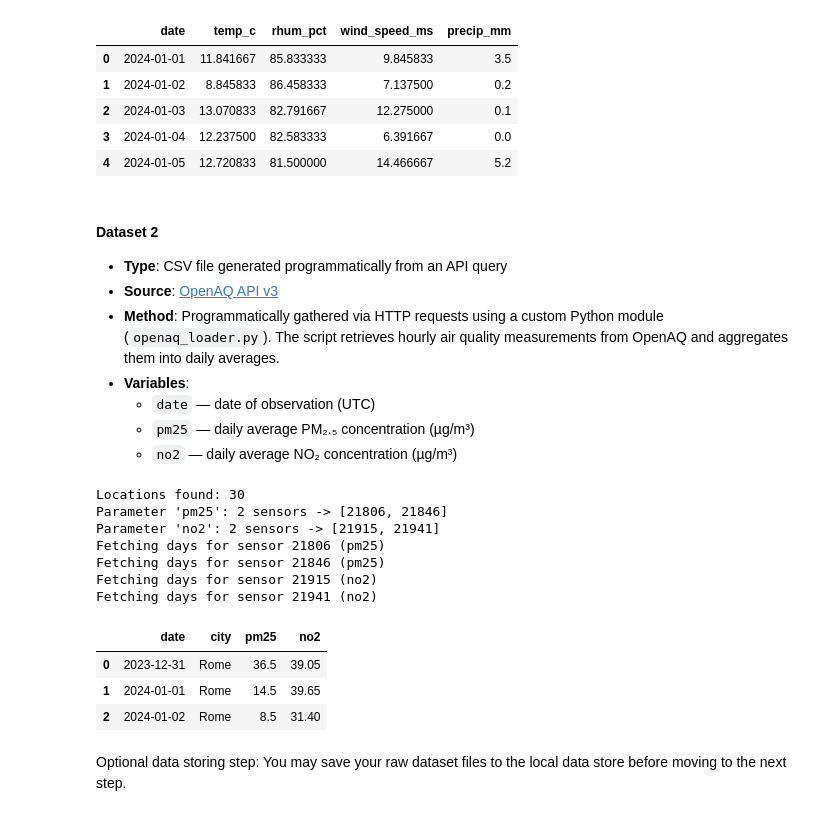
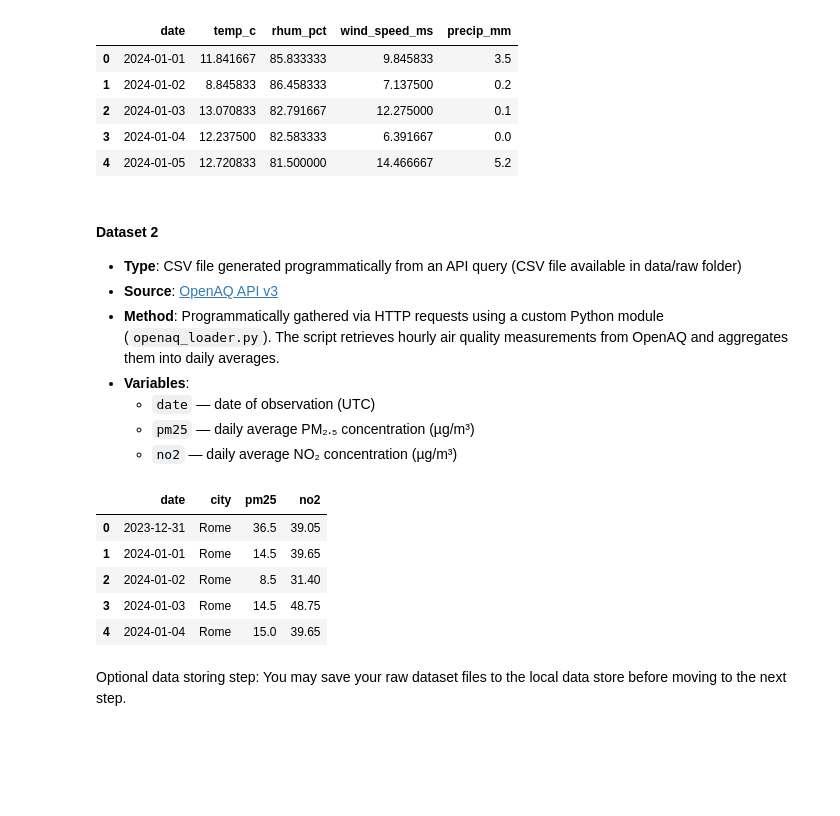
Before and after one commit to scarpl/Data_wrangling_with_python, a Jupyter notebook: data_wrangling_project_filled.ipynb, the cells around one changed output. Drawn from its saved outputs; the diff is of its cells as text; code cells hidden in the pictures; blank space fills up the shorter version.

Commit message:
Edited to import Dataset 2 from CSV.

```diff
--- a/data_wrangling_project_filled.ipynb
+++ b/data_wrangling_project_filled.ipynb
@@ -71,7 +71,7 @@ weather_df_daily.head()
 # %% [markdown]
 #### **Dataset 2**
 
-- **Type**: CSV file generated programmatically from an API query
+- **Type**: CSV file generated programmatically from an API query  (CSV file available in data/raw folder)
 - **Source**: [OpenAQ API v3](https://api.openaq.org/)
 - **Method**: Programmatically gathered via HTTP requests using a custom Python module (`openaq_loader.py`). The script retrieves hourly air quality measurements from OpenAQ and aggregates them into daily averages.
 - **Variables**:
@@ -80,32 +80,34 @@ weather_df_daily.head()
   * `no2` — daily average NO₂ concentration (µg/m³)
 # %%
 from modules.openaq_loader import OpenAQClient, load_and_aggregate_from_openaq
+import pandas as pd
 
-aq_daily = load_and_aggregate_from_openaq(
+# Load and aggregate air quality data from OpenAQ for Rome
+# The parameters include PM2.5 and NO2, with data aggregated daily for the year 2024.
+aq_rome_2024 = load_and_aggregate_from_openaq(
     city="Rome",
     parameters=("pm25","no2"),
     start_date="2024-01-01",
     end_date="2024-12-31",
     daily=True,
     api_key="1e4497f55593ef98625dd6d8686aacfbb7bf4661f96b4cb635595927935bf7f7",
     sensors_per_param=2,
     sensor_limit=250,
-    verbose=True
+    verbose=False
 )
 
-aq_daily.head(3)
+aq_rome_2024.to_csv("data/raw/air_quality_rome_2024.csv", index=False, encoding="utf-8")
+
+# Import the air quality data into a DataFrame
+aq_daily = pd.read_csv("data/raw/air_quality_rome_2024.csv")
+aq_daily.head()
 # %% [output]
-Locations found: 30
-Parameter 'pm25': 2 sensors -> [21806, 21846]
-Parameter 'no2': 2 sensors -> [21915, 21941]
-Fetching days for sensor 21806 (pm25)
-Fetching days for sensor 21846 (pm25)
-Fetching days for sensor 21915 (no2)
-Fetching days for sensor 21941 (no2)
 |  | date | city | pm25 | no2 |
 | 0 | 2023-12-31 | Rome | 36.5 | 39.05 |
 | 1 | 2024-01-01 | Rome | 14.5 | 39.65 |
 | 2 | 2024-01-02 | Rome | 8.5 | 31.40 |
+| 3 | 2024-01-03 | Rome | 14.5 | 48.75 |
+| 4 | 2024-01-04 | Rome | 15.0 | 39.65 |
 # %% [markdown]
 Optional data storing step: You may save your raw dataset files to the local data store before moving to the next step.
 # %% [markdown]
```
Also changed, not shown: parts of 9 cells of this notebook.
